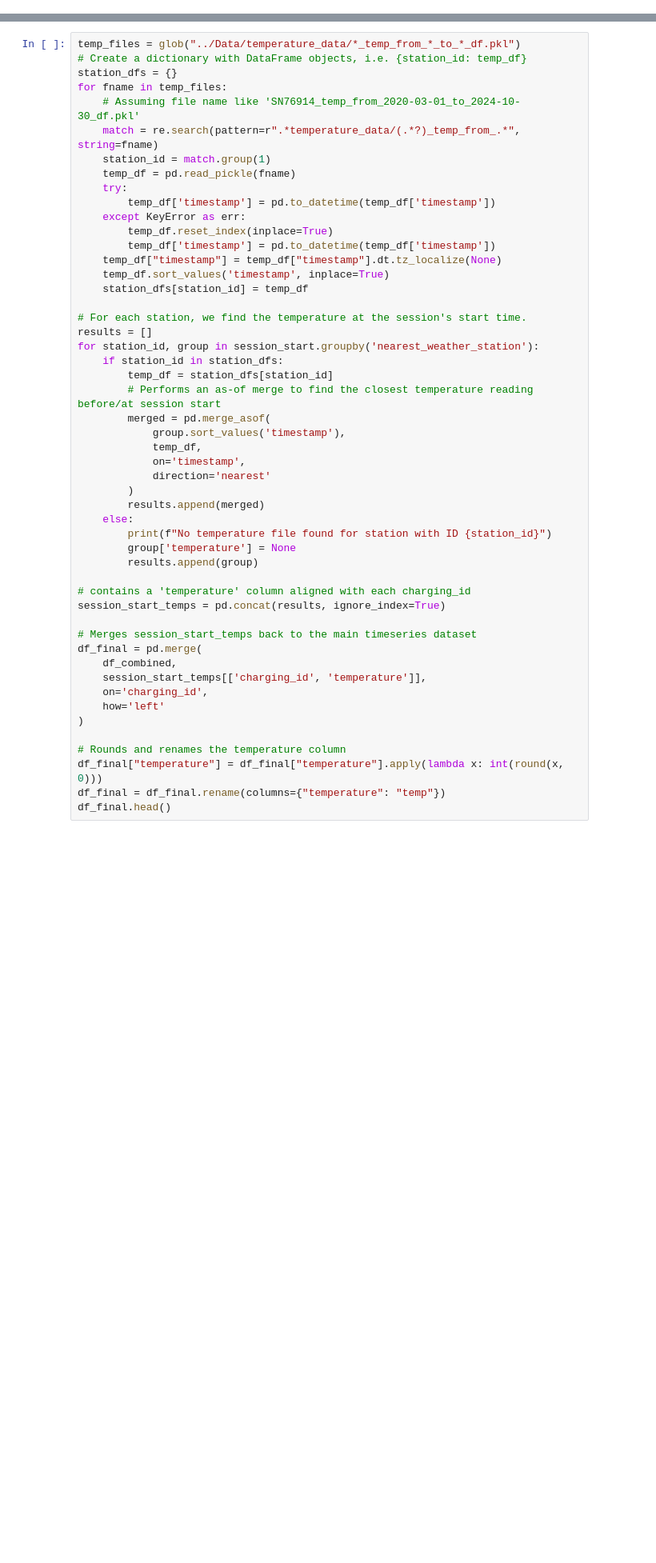
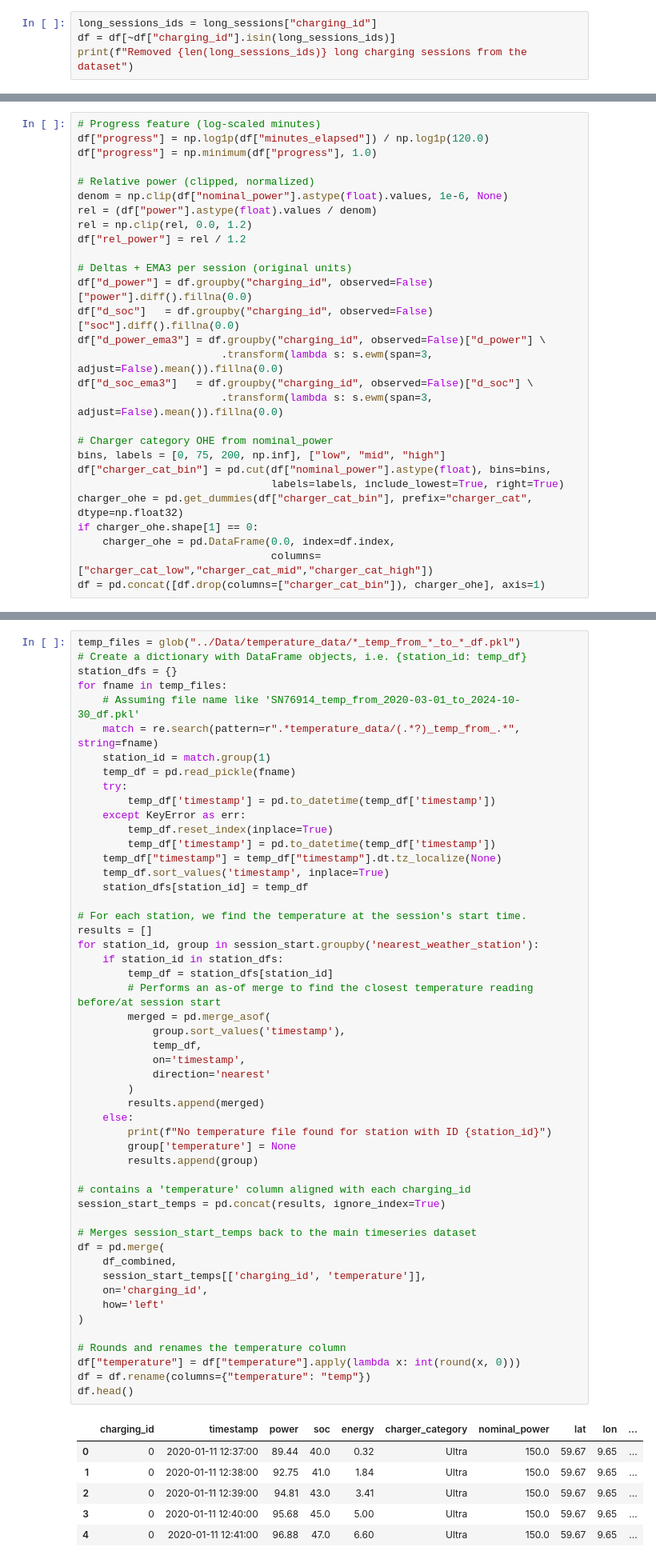
Before and after one commit to SebastianRokholt/Machine-Teaching-for-XAI--TimeSeries-Models, a Jupyter notebook: Notebooks/01__Data_Wrangling_&_FE_v2.ipynb, the cells around one changed output, grey strips where cells are left out. Shown: that part at 80% size. Drawn from its saved outputs; the diff is of its cells as text; blank space fills up the shorter version.

```diff
--- a/Notebooks/01__Data_Wrangling_&_FE.ipynb
+++ b/Notebooks/01__Data_Wrangling_&_FE_v2.ipynb
@@ -456,0 +457,4 @@ print(f"Removed {len(short_sessions_ids)} charging sessions from the dataset")
+# %%
+long_sessions_ids = long_sessions["charging_id"]
+df = df[~df["charging_id"].isin(long_sessions_ids)]
+print(f"Removed {len(long_sessions_ids)} long charging sessions from the dataset")
@@ -473,3 +490,31 @@ df.head()
+# %%
+# Progress feature (log-scaled minutes)
+df["progress"] = np.log1p(df["minutes_elapsed"]) / np.log1p(120.0)
+df["progress"] = np.minimum(df["progress"], 1.0)
+
+# Relative power (clipped, normalized)
+denom = np.clip(df["nominal_power"].astype(float).values, 1e-6, None)
+rel = (df["power"].astype(float).values / denom)
+rel = np.clip(rel, 0.0, 1.2)
+df["rel_power"] = rel / 1.2
+
+# Deltas + EMA3 per session (original units)
+df["d_power"] = df.groupby("charging_id", observed=False)["power"].diff().fillna(0.0)
+df["d_soc"]   = df.groupby("charging_id", observed=False)["soc"].diff().fillna(0.0)
+df["d_power_ema3"] = df.groupby("charging_id", observed=False)["d_power"] \
+                       .transform(lambda s: s.ewm(span=3, adjust=False).mean()).fillna(0.0)
+df["d_soc_ema3"]   = df.groupby("charging_id", observed=False)["d_soc"] \
+                       .transform(lambda s: s.ewm(span=3, adjust=False).mean()).fillna(0.0)
+
+# Charger category OHE from nominal_power
+bins, labels = [0, 75, 200, np.inf], ["low", "mid", "high"]
+df["charger_cat_bin"] = pd.cut(df["nominal_power"].astype(float), bins=bins,
+                               labels=labels, include_lowest=True, right=True)
+charger_ohe = pd.get_dummies(df["charger_cat_bin"], prefix="charger_cat", dtype=np.float32)
+if charger_ohe.shape[1] == 0:
+    charger_ohe = pd.DataFrame(0.0, index=df.index,
+                               columns=["charger_cat_low","charger_cat_mid","charger_cat_high"])
+df = pd.concat([df.drop(columns=["charger_cat_bin"]), charger_ohe], axis=1)
 # %% [markdown]
 #### Adding temperature data to each session
 # %% [markdown]
@@ -973,35 +1055,42 @@ for fname in temp_files:
 
 # For each station, we find the temperature at the session's start time.
 results = []
 for station_id, group in session_start.groupby('nearest_weather_station'):
     if station_id in station_dfs:
         temp_df = station_dfs[station_id]
         # Performs an as-of merge to find the closest temperature reading before/at session start
         merged = pd.merge_asof(
             group.sort_values('timestamp'),
             temp_df,
             on='timestamp',
             direction='nearest'
         )
         results.append(merged)
     else:
         print(f"No temperature file found for station with ID {station_id}")
         group['temperature'] = None
         results.append(group)
 
 # contains a 'temperature' column aligned with each charging_id
 session_start_temps = pd.concat(results, ignore_index=True)
 
 # Merges session_start_temps back to the main timeseries dataset
-df_final = pd.merge(
+df = pd.merge(
     df_combined,
     session_start_temps[['charging_id', 'temperature']],
     on='charging_id',
     how='left'
 )
 
 # Rounds and renames the temperature column
-df_final["temperature"] = df_final["temperature"].apply(lambda x: int(round(x, 0)))
-df_final = df_final.rename(columns={"temperature": "temp"})
-df_final.head()
+df["temperature"] = df["temperature"].apply(lambda x: int(round(x, 0)))
+df = df.rename(columns={"temperature": "temp"})
+df.head()
+# %% [output]
+|  | charging_id | timestamp | power | soc | energy | charger_category | nominal_power | lat | lon | ... |
+| 0 | 0 | 2020-01-11 12:37:00 | 89.44 | 40.0 | 0.32 | Ultra | 150.0 | 59.67 | 9.65 | ... |
+| 1 | 0 | 2020-01-11 12:38:00 | 92.75 | 41.0 | 1.84 | Ultra | 150.0 | 59.67 | 9.65 | ... |
+| 2 | 0 | 2020-01-11 12:39:00 | 94.81 | 43.0 | 3.41 | Ultra | 150.0 | 59.67 | 9.65 | ... |
+| 3 | 0 | 2020-01-11 12:40:00 | 95.68 | 45.0 | 5.00 | Ultra | 150.0 | 59.67 | 9.65 | ... |
+| 4 | 0 | 2020-01-11 12:41:00 | 96.88 | 47.0 | 6.60 | Ultra | 150.0 | 59.67 | 9.65 | ... |
 # %%
```
Also changed, not shown: parts of 24 cells of this notebook, 5 other files.
